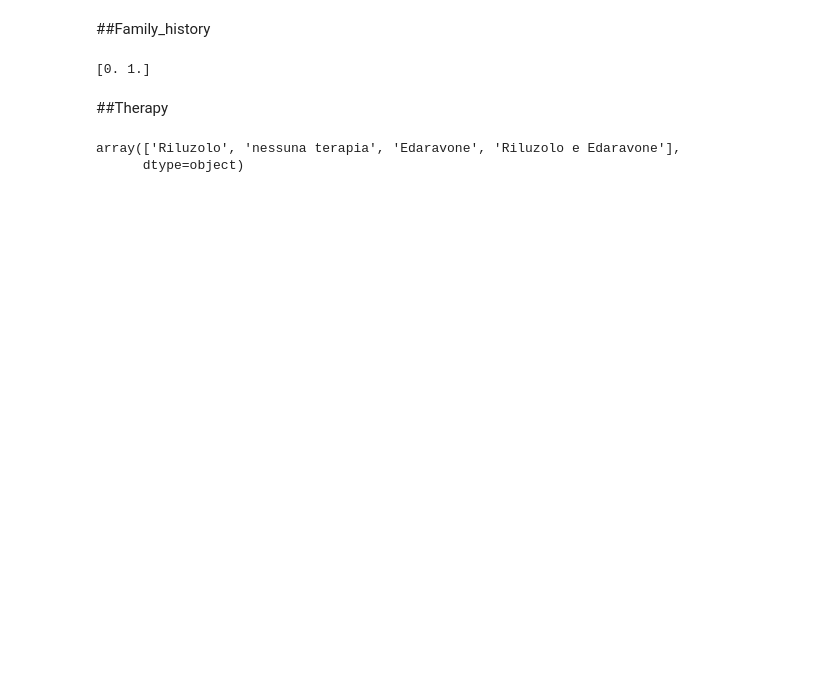
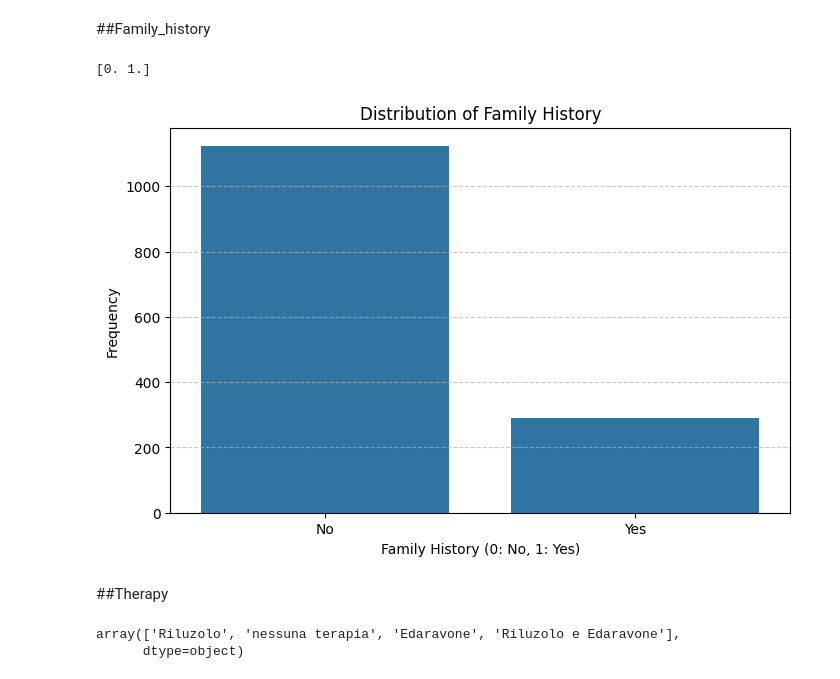
Before and after one commit to FaridRash/Advance-Statistical-Learnin--Semester-3, a Jupyter notebook: MH/Mh_AD_Data_understanding.ipynb, the cells around one changed output. Saved outputs shown, nothing was run; the diff lists cells and outputs as text; code cells hidden in the pictures; blank space fills up the shorter version.

```diff
--- a/MH/Mh_AD_Data_understanding.ipynb
+++ b/MH/Mh_AD_Data_understanding.ipynb
@@ -379,6 +394,18 @@ print(df['Tracheostomy'].unique())
 print(df['Family_history'].unique())
 # %% [output]
 [0. 1.]
+# %%
+# Create a bar plot for Family_history
+plt.figure(figsize=(8, 5))
+sns.countplot(data=df, x='Family_history')
+plt.title('Distribution of Family History')
+plt.xlabel('Family History (0: No, 1: Yes)')
+plt.ylabel('Frequency')
+plt.xticks([0, 1], ['No', 'Yes'])
+plt.grid(axis='y', linestyle='--', alpha=0.7)
+plt.show()
+# %% [output]
+[figure, added]
 # %% [markdown]
 ##Therapy
 # %%
```
Also changed, not shown: parts of 4 cells of this notebook.
